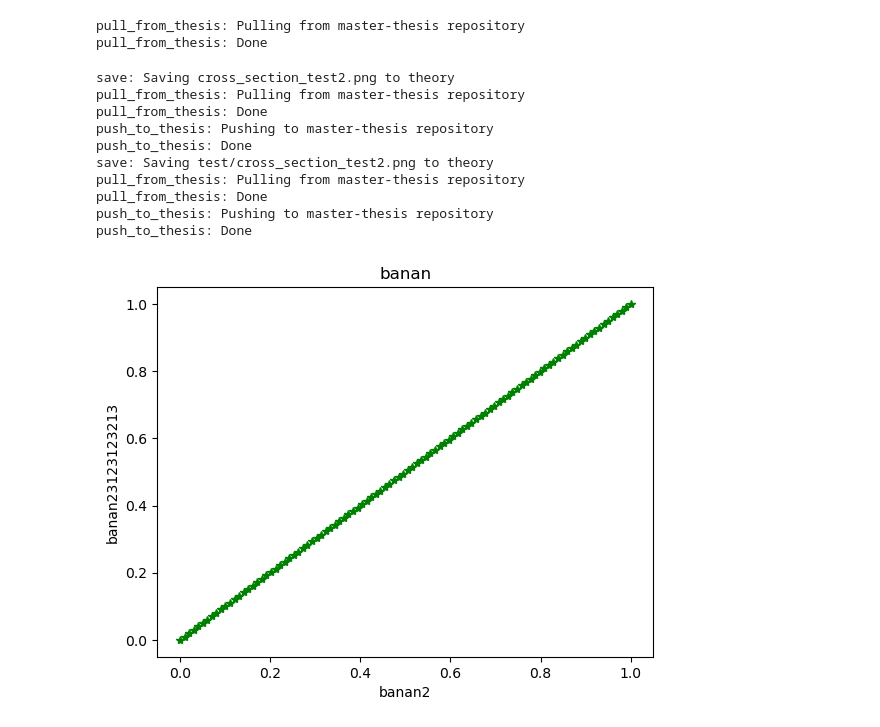
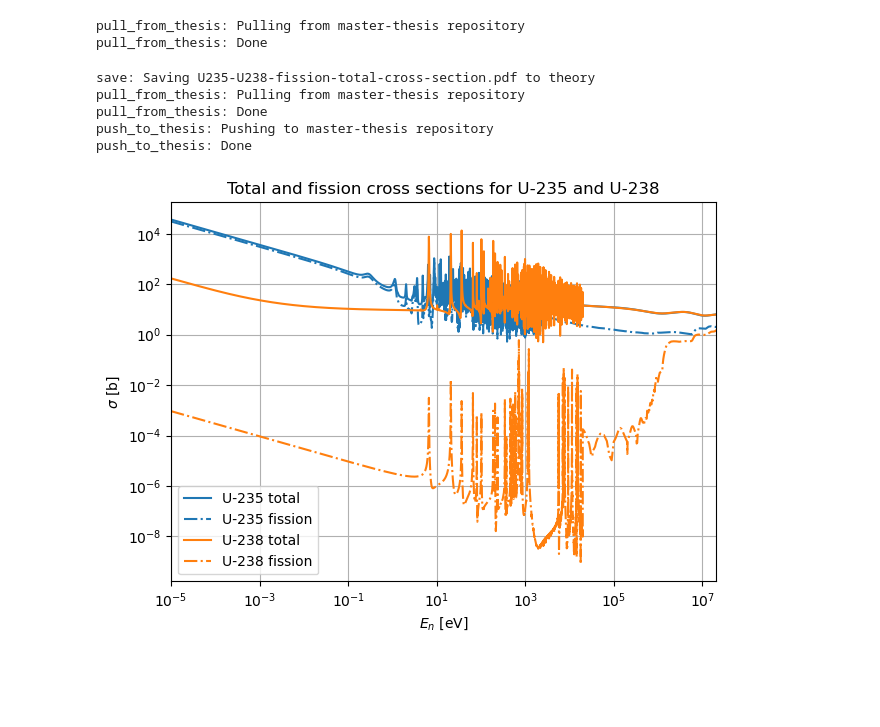
Before and after one commit to Kladdy/master-project, a Jupyter notebook: report_plots/theory/cross_section_plots.ipynb, the cells around one changed output. Saved outputs shown, nothing was run; the diff lists cells and outputs as text; code cells hidden in the pictures; blank space fills up the shorter version.

Commit message:
update of cross section plots

```diff
--- a/report_plots/theory/cross_section_plots.ipynb
+++ b/report_plots/theory/cross_section_plots.ipynb
@@ -11,27 +11,3 @@ image_to_thesis.pull_from_thesis()
 # %% [output]
 pull_from_thesis: Pulling from master-thesis repository
 pull_from_thesis: Done
-# %%
-import numpy as np
-import matplotlib.pyplot as plt
-
-plt.plot(np.linspace(0, 1, 100), np.linspace(0, 1, 100), '*g')
-plt.title("banan")
-plt.xlabel("banan2")
-plt.ylabel("banan23123123213")
-image_to_thesis.save(plt, image_to_thesis.ThesisSection.THEORY, "cross_section_test2.png")
-image_to_thesis.save(plt, image_to_thesis.ThesisSection.THEORY, "test/cross_section_test2.png")
-
-plt.show()
-# %% [output]
-save: Saving cross_section_test2.png to theory
-pull_from_thesis: Pulling from master-thesis repository
-pull_from_thesis: Done
-push_to_thesis: Pushing to master-thesis repository
-push_to_thesis: Done
-save: Saving test/cross_section_test2.png to theory
-pull_from_thesis: Pulling from master-thesis repository
-pull_from_thesis: Done
-push_to_thesis: Pushing to master-thesis repository
-push_to_thesis: Done
-[figure, removed]
@@ -37,0 +18,31 @@ push_to_thesis: Done
+# %%
+colors = ['tab:blue', 'tab:orange', 'tab:green', 'tab:red', 'tab:purple', 'tab:brown', 'tab:pink', 'tab:gray', 'tab:olive', 'tab:cyan']
+
+fig = openmc.plot_xs('U235', data_type='nuclide', types=['total', 'fission'])
+ax1 = fig.gca()
+
+openmc.plot_xs('U238', data_type='nuclide', types=['total', 'fission'], axis=ax1)
+
+lines = fig.gca().get_lines()
+
+for lineIdx, line in enumerate(lines):
+    line.set_color(colors[lineIdx//2])
+    if (lineIdx % 2 == 1): line.set_linestyle('-.')
+
+plt.xlabel('$E_n$ [eV]')
+plt.ylabel('$\sigma$ [b]')
+plt.grid()
+plt.legend(['U-235 total', 'U-235 fission', 'U-238 total', 'U-238 fission'])
+plt.title('Total and fission cross sections for U-235 and U-238')
+plt.tight_layout()
+
+image_to_thesis.save(plt, image_to_thesis.ThesisSection.THEORY, "U235-U238-fission-total-cross-section.pdf")
+
+plt.show()
+# %% [output]
+save: Saving U235-U238-fission-total-cross-section.pdf to theory
+pull_from_thesis: Pulling from master-thesis repository
+pull_from_thesis: Done
+push_to_thesis: Pushing to master-thesis repository
+push_to_thesis: Done
+[figure, added]
```
Also changed, not shown: parts of 1 cell of this notebook.
